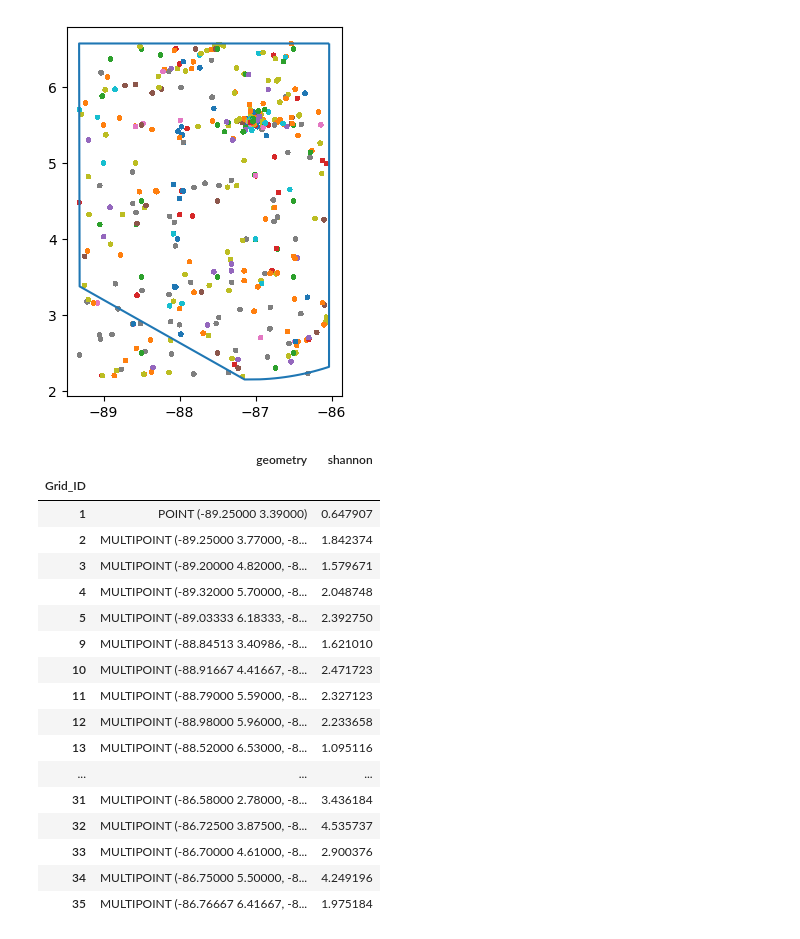
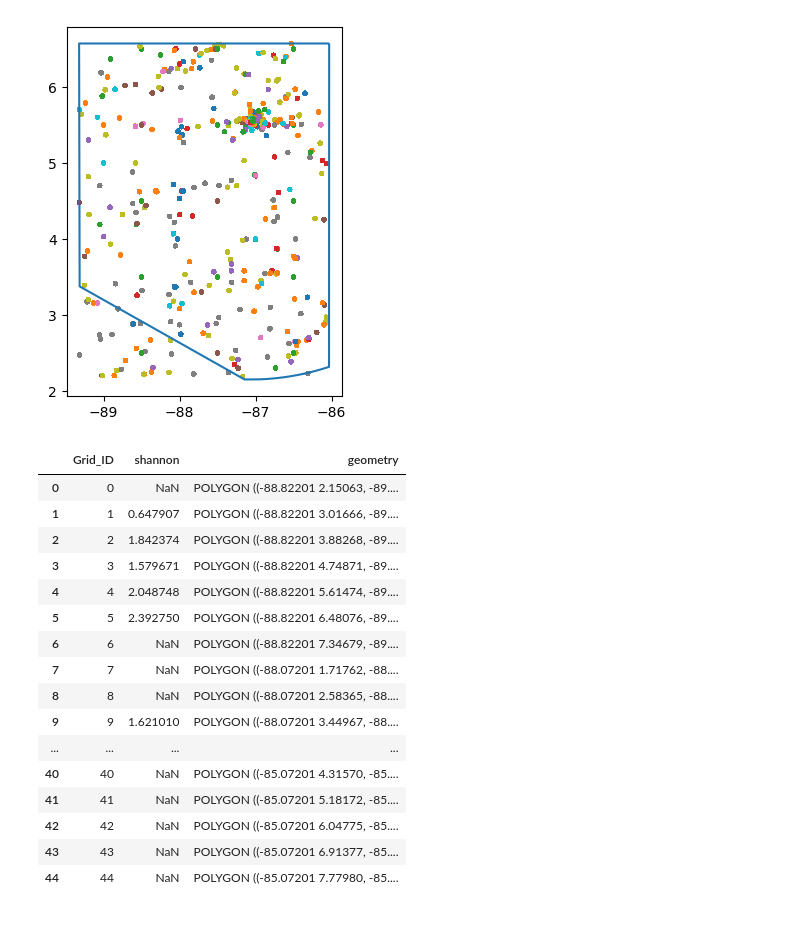
Before and after one commit to Open-Earth-Foundation/oceanprogram, a Jupyter notebook: Marine_Ecosystem_Credits/Marine_Biodiversity/MBU_Methodology/Modulating_Factor1_ShannonIndex.ipynb, the cells around one changed output. Drawn from its saved outputs; the diff is of its cells as text; code cells hidden in the pictures.

```diff
--- a/Marine_Ecosystem_Credits/Marine_Biodiversity/MBU_Methodology/Modulating_Factor1_ShannonIndex.ipynb
+++ b/Marine_Ecosystem_Credits/Marine_Biodiversity/MBU_Methodology/Modulating_Factor1_ShannonIndex.ipynb
@@ -226,23 +226,4 @@ new = pd.merge(pointInPolys, N, on='Grid_ID')
 new['pi'] = new['abundance']/new['N']
 new['shannon'] = (-1)*new['pi']*np.log(new['pi'])
 # %%
-new.dissolve(by='Grid_ID', aggfunc={'shannon': 'sum'})
+new = new.dissolve(by='Grid_ID', aggfunc={'shannon': 'sum'})
-# %% [output]
-|  | geometry | shannon |
-| Grid_ID |  |  |
-| 1 | POINT (-89.25000 3.39000) | 0.647907 |
-| 2 | MULTIPOINT (-89.25000 3.77000, -8... | 1.842374 |
-| 3 | MULTIPOINT (-89.20000 4.82000, -8... | 1.579671 |
-| 4 | MULTIPOINT (-89.32000 5.70000, -8... | 2.048748 |
-| 5 | MULTIPOINT (-89.03333 6.18333, -8... | 2.392750 |
-| 9 | MULTIPOINT (-88.84513 3.40986, -8... | 1.621010 |
-| 10 | MULTIPOINT (-88.91667 4.41667, -8... | 2.471723 |
-| 11 | MULTIPOINT (-88.79000 5.59000, -8... | 2.327123 |
-| 12 | MULTIPOINT (-88.98000 5.96000, -8... | 2.233658 |
-| 13 | MULTIPOINT (-88.52000 6.53000, -8... | 1.095116 |
-| ... | ... | ... |
-| 31 | MULTIPOINT (-86.58000 2.78000, -8... | 3.436184 |
-| 32 | MULTIPOINT (-86.72500 3.87500, -8... | 4.535737 |
-| 33 | MULTIPOINT (-86.70000 4.61000, -8... | 2.900376 |
-| 34 | MULTIPOINT (-86.75000 5.50000, -8... | 4.249196 |
-| 35 | MULTIPOINT (-86.76667 6.41667, -8... | 1.975184 |
@@ -251,2 +230,4 @@ dissolve = new.dissolve(by='Grid_ID', aggfunc={'shannon': 'sum'})
+# %%
+new = new.drop(['geometry'], axis = 1)
 # %%
-dissolve.merge(grid, how='right', on='Grid_ID')
+merge = new.merge(grid, how='right', on='Grid_ID')
@@ -254,0 +234,43 @@ merge
+# %%
+def test(roi, gdf, grid_gdf, gdf_col_name):
+    #Join in a gdf all the geometries within ACMC
+    obis = gpd.clip(gdf.set_crs(epsg=4326, allow_override=True), roi)
+
+    #Spatial join of gdf and grid_gdf
+    pointInPolys = sjoin(obis, grid_gdf, how='inner')
+
+    N = pd.DataFrame()
+    N['N'] = pointInPolys.groupby('Grid_ID').apply(lambda x: x[str(gdf_col_name)].sum())
+
+    new = pd.merge(pointInPolys, N, on='Grid_ID')
+
+    new['pi'] = new['abundance']/new['N']
+    new['shannon'] = (-1)*new['pi']*np.log(new['pi'])
+
+    new = new.dissolve(by='Grid_ID', aggfunc={'shannon': 'sum'})
+
+    new = new.drop(['geometry'], axis = 1)
+
+    grid_gdf = new.merge(grid_gdf, how='right', on='Grid_ID')
+
+    return merge
+# %%
+test(ACMC, obis, grid, 'abundance')
+# %% [output]
+|  | Grid_ID | shannon | geometry |
+| 0 | 0 | NaN | POLYGON ((-88.82201 2.15063, -89.... |
+| 1 | 1 | 0.647907 | POLYGON ((-88.82201 3.01666, -89.... |
+| 2 | 2 | 1.842374 | POLYGON ((-88.82201 3.88268, -89.... |
+| 3 | 3 | 1.579671 | POLYGON ((-88.82201 4.74871, -89.... |
+| 4 | 4 | 2.048748 | POLYGON ((-88.82201 5.61474, -89.... |
+| 5 | 5 | 2.392750 | POLYGON ((-88.82201 6.48076, -89.... |
+| 6 | 6 | NaN | POLYGON ((-88.82201 7.34679, -89.... |
+| 7 | 7 | NaN | POLYGON ((-88.07201 1.71762, -88.... |
+| 8 | 8 | NaN | POLYGON ((-88.07201 2.58365, -88.... |
+| 9 | 9 | 1.621010 | POLYGON ((-88.07201 3.44967, -88.... |
+| ... | ... | ... | ... |
+| 40 | 40 | NaN | POLYGON ((-85.07201 4.31570, -85.... |
+| 41 | 41 | NaN | POLYGON ((-85.07201 5.18172, -85.... |
+| 42 | 42 | NaN | POLYGON ((-85.07201 6.04775, -85.... |
+| 43 | 43 | NaN | POLYGON ((-85.07201 6.91377, -85.... |
+| 44 | 44 | NaN | POLYGON ((-85.07201 7.77980, -85.... |
```
Also changed, not shown: parts of 2 cells of this notebook, 2 other files.
